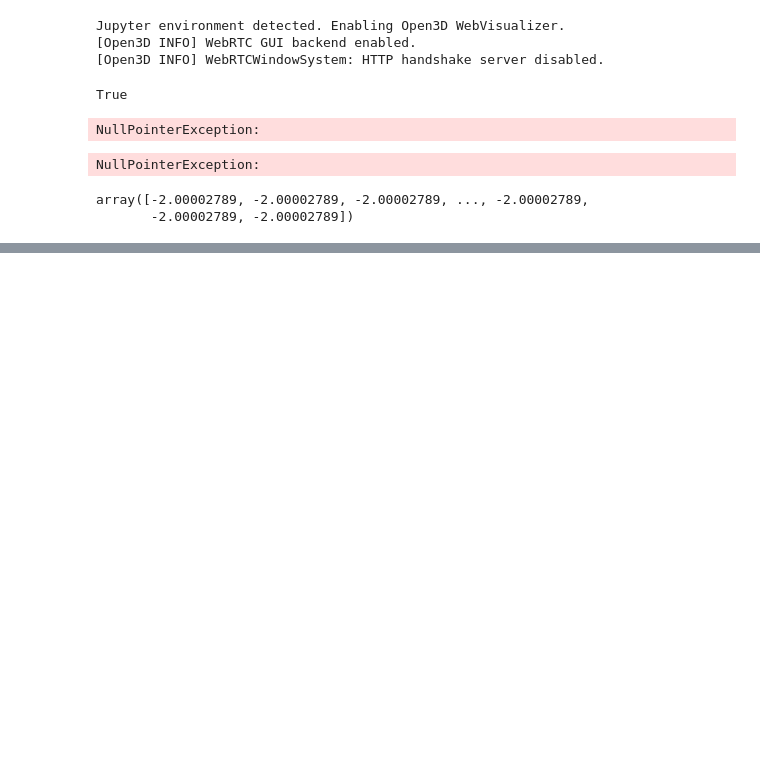
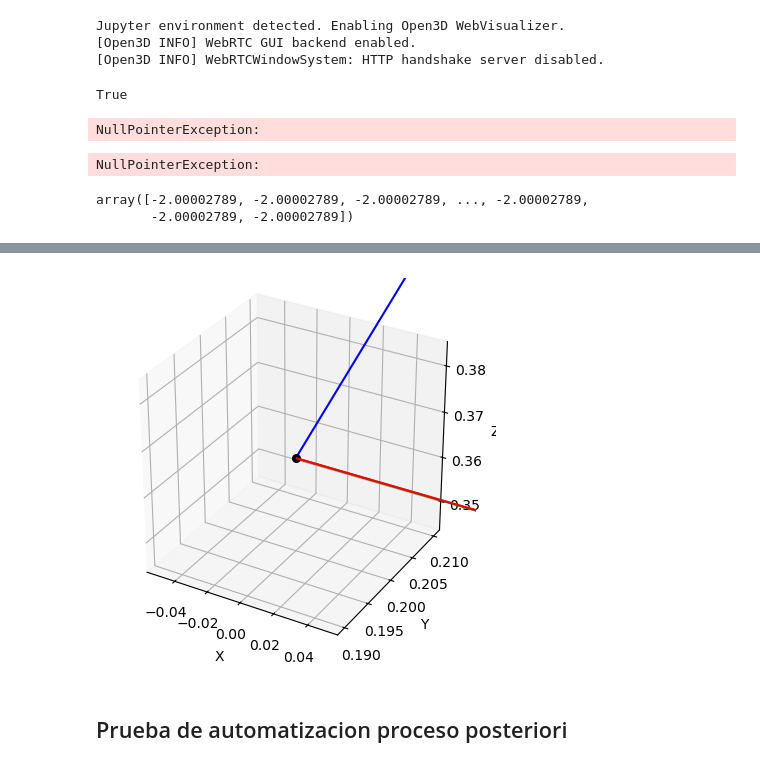
Before and after one commit to GdSAu/vpl_python, a Jupyter notebook: pruebas2.ipynb, the cells around one changed output, grey strips where cells are left out. Drawn from its saved outputs; the diff is of its cells as text; code cells hidden in the pictures; blank space fills up the shorter version.

```diff
--- a/pruebas2.ipynb
+++ b/pruebas2.ipynb
@@ -426,0 +440,4 @@ del(octre)
+# %%
+plot_camera_from_transform(t)
+# %% [output]
+[figure, added]
@@ -426,0 +448,2 @@ del(octre)
+# %% [markdown]
+## Prueba de automatizacion proceso posteriori
```
Also changed, not shown: parts of 9 cells of this notebook, 1 other file.
